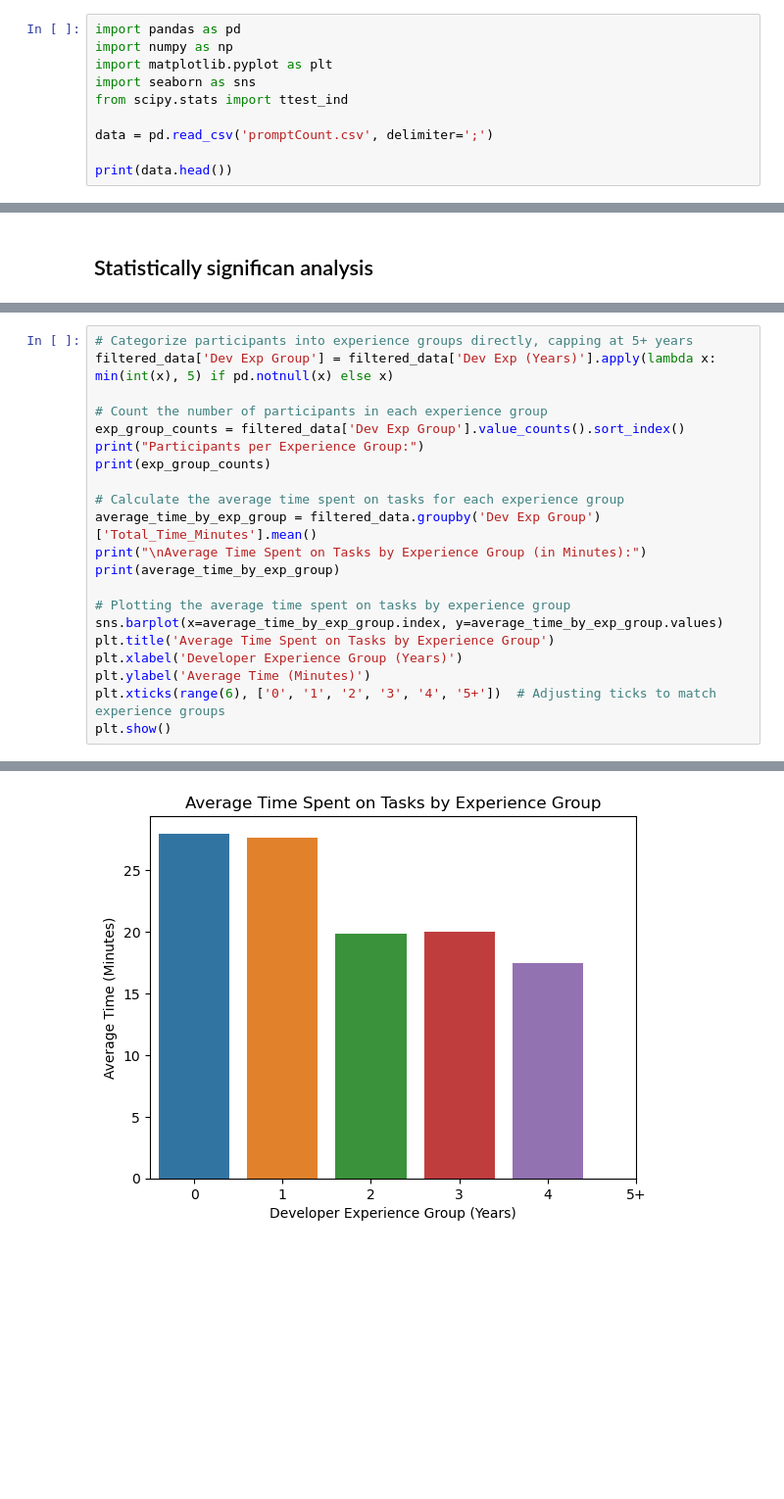
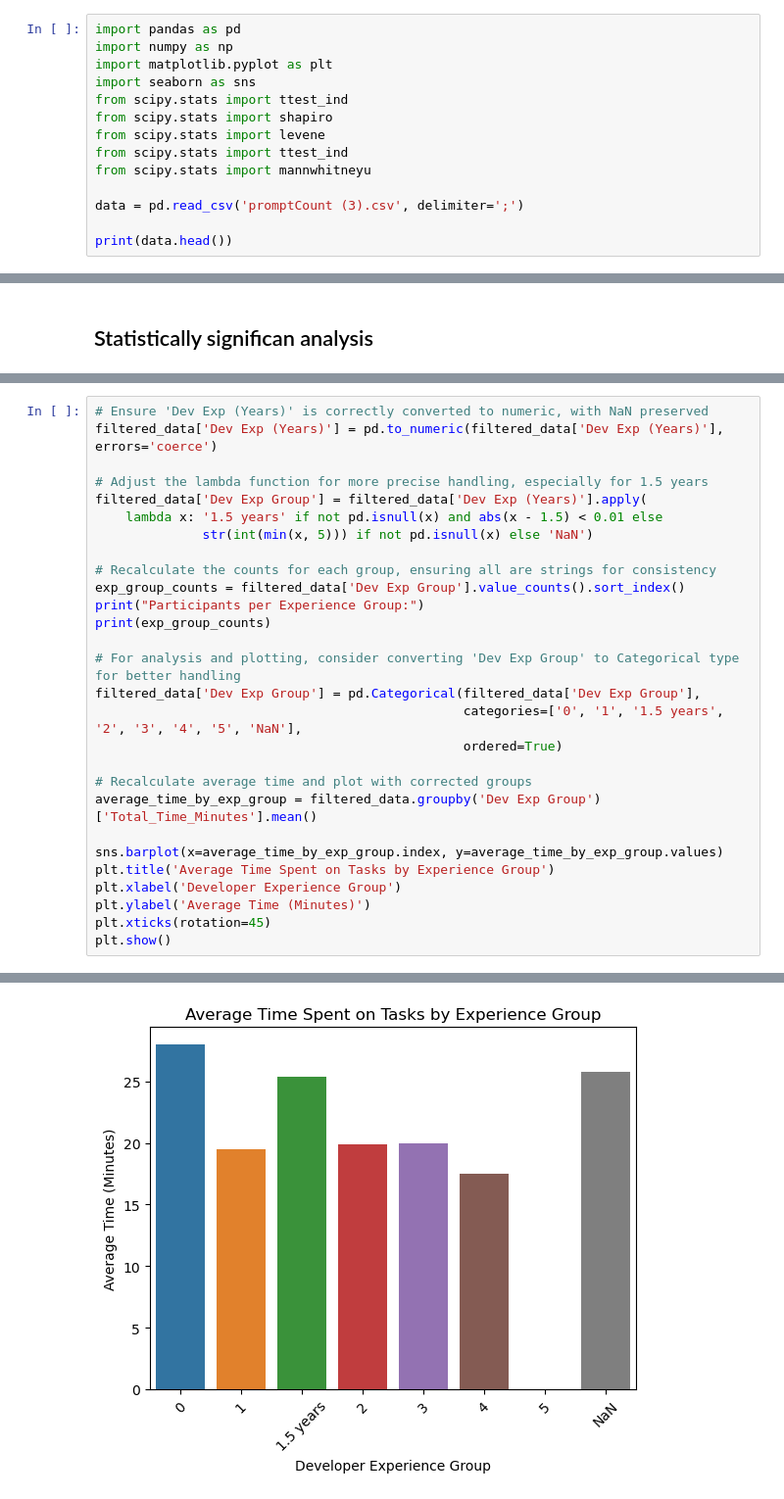
Before and after one commit to cseetreview/review_project, a Jupyter notebook: dataanalysis copy.ipynb, the cells around one changed output, grey strips where cells are left out. Shown: that part at 98% size. Cells and saved outputs as stored; diff of their text form; blank space fills up the shorter version.

```diff
--- a/dataanalysis copy.ipynb
+++ b/dataanalysis copy.ipynb
@@ -6,8 +6,12 @@ import numpy as np
 import matplotlib.pyplot as plt
 import seaborn as sns
 from scipy.stats import ttest_ind
+from scipy.stats import shapiro
+from scipy.stats import levene
+from scipy.stats import ttest_ind
+from scipy.stats import mannwhitneyu
 
-data = pd.read_csv('promptCount.csv', delimiter=';')
+data = pd.read_csv('promptCount (3).csv', delimiter=';')
 
 print(data.head())
 # %% [output]
@@ -353,23 +358,30 @@ plt.show()
 # %%
-# Categorize participants into experience groups directly, capping at 5+ years
-filtered_data['Dev Exp Group'] = filtered_data['Dev Exp (Years)'].apply(lambda x: min(int(x), 5) if pd.notnull(x) else x)
+# Ensure 'Dev Exp (Years)' is correctly converted to numeric, with NaN preserved
+filtered_data['Dev Exp (Years)'] = pd.to_numeric(filtered_data['Dev Exp (Years)'], errors='coerce')
 
-# Count the number of participants in each experience group
+# Adjust the lambda function for more precise handling, especially for 1.5 years
+filtered_data['Dev Exp Group'] = filtered_data['Dev Exp (Years)'].apply(
+    lambda x: '1.5 years' if not pd.isnull(x) and abs(x - 1.5) < 0.01 else
+              str(int(min(x, 5))) if not pd.isnull(x) else 'NaN')
+
+# Recalculate the counts for each group, ensuring all are strings for consistency
 exp_group_counts = filtered_data['Dev Exp Group'].value_counts().sort_index()
 print("Participants per Experience Group:")
 print(exp_group_counts)
 
-# Calculate the average time spent on tasks for each experience group
+# For analysis and plotting, consider converting 'Dev Exp Group' to Categorical type for better handling
+filtered_data['Dev Exp Group'] = pd.Categorical(filtered_data['Dev Exp Group'],
+                                                categories=['0', '1', '1.5 years', '2', '3', '4', '5', 'NaN'],
+                                                ordered=True)
+
+# Recalculate average time and plot with corrected groups
 average_time_by_exp_group = filtered_data.groupby('Dev Exp Group')['Total_Time_Minutes'].mean()
-print("\nAverage Time Spent on Tasks by Experience Group (in Minutes):")
-print(average_time_by_exp_group)
 
-# Plotting the average time spent on tasks by experience group
 sns.barplot(x=average_time_by_exp_group.index, y=average_time_by_exp_group.values)
 plt.title('Average Time Spent on Tasks by Experience Group')
-plt.xlabel('Developer Experience Group (Years)')
+plt.xlabel('Developer Experience Group')
 plt.ylabel('Average Time (Minutes)')
-plt.xticks(range(6), ['0', '1', '2', '3', '4', '5+'])  # Adjusting ticks to match experience groups
+plt.xticks(rotation=45)
 plt.show()
 # %% [output]
 Participants per Experience Group:
@@ -396 +411 @@ See the caveats in the documentation: https://pandas.pydata.org/pandas-docs/stab
-[figure, old version]
+[figure, new version]
```
Also changed, not shown: parts of 19 cells of this notebook, 2 other files.
